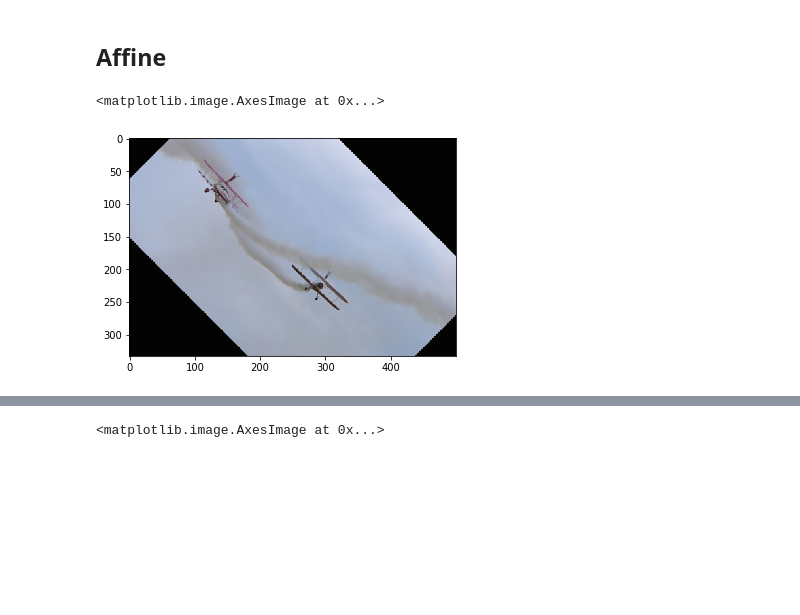
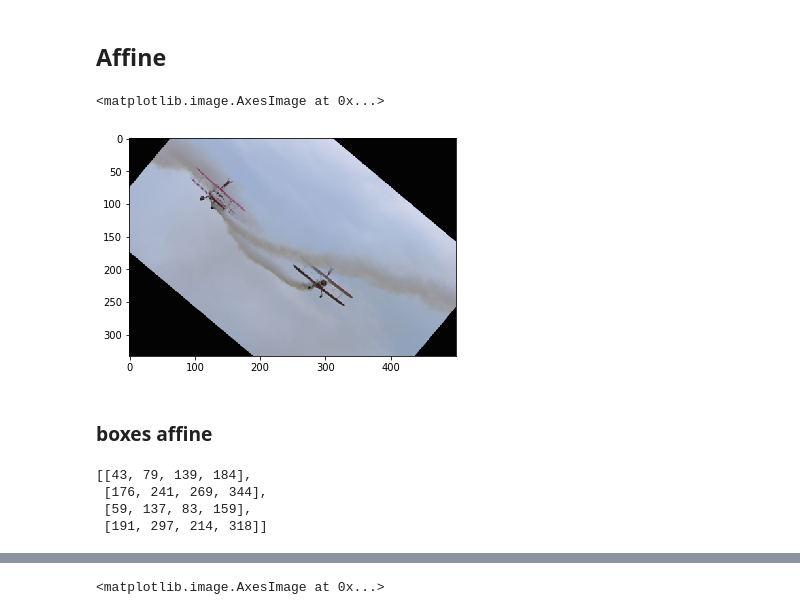
Before and after one commit to yizt/notebook, a Jupyter notebook: python/cv2_object_detect_aug.ipynb, the cells around one changed output, grey strips where cells are left out. Saved outputs shown, nothing was run; the diff lists cells and outputs as text; code cells hidden in the pictures; blank space fills up the shorter version.

```diff
--- a/python/cv2_object_detect_aug.ipynb
+++ b/python/cv2_object_detect_aug.ipynb
@@ -568,18 +567,20 @@ plt.imshow(mask[:,:,3])
 # %%
 img_height, img_width = im.shape[:2]
 
 # Compute the rotation matrix.
 M = cv2.getRotationMatrix2D(center=(img_width / 2, img_height / 2),
-                            angle=-45,
+                            angle=-40,
                             scale=1)
 
 # Scale the image.
 image = cv2.warpAffine(im.copy(),
                        M=M,
                        dsize=(img_width, img_height),
                        borderMode=cv2.BORDER_CONSTANT,
                        borderValue=(3,3,3))
 plt.imshow(image)
 # %% [output]
 <matplotlib.image.AxesImage at 0x...>
-[figure, old version]
+[figure, new version]
+# %% [markdown]
+### boxes affine
@@ -585,0 +596,14 @@ plt.imshow(image)
+# %%
+hs,ws=np.where(x[:,:,2]==100)
+bb=[]
+for i in range(x.shape[-1]):
+    ys,xs=np.where(x[:,:,i]==100)
+    y1,y2=np.min(ys),np.max(ys)
+    x1,x2=np.min(xs),np.max(xs)
+    bb.append([y1,x1,y2,x2])
+bb
+# %% [output]
+[[43, 79, 139, 184],
+ [176, 241, 269, 344],
+ [59, 137, 83, 159],
+ [191, 297, 214, 318]]
```
Also changed, not shown: parts of 8 cells of this notebook.
